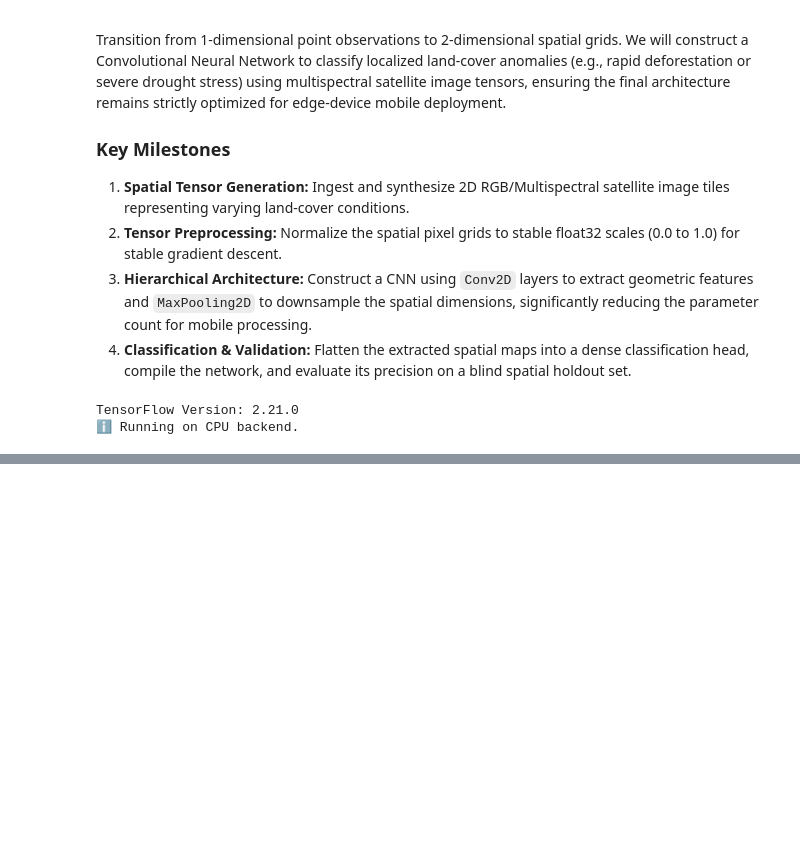
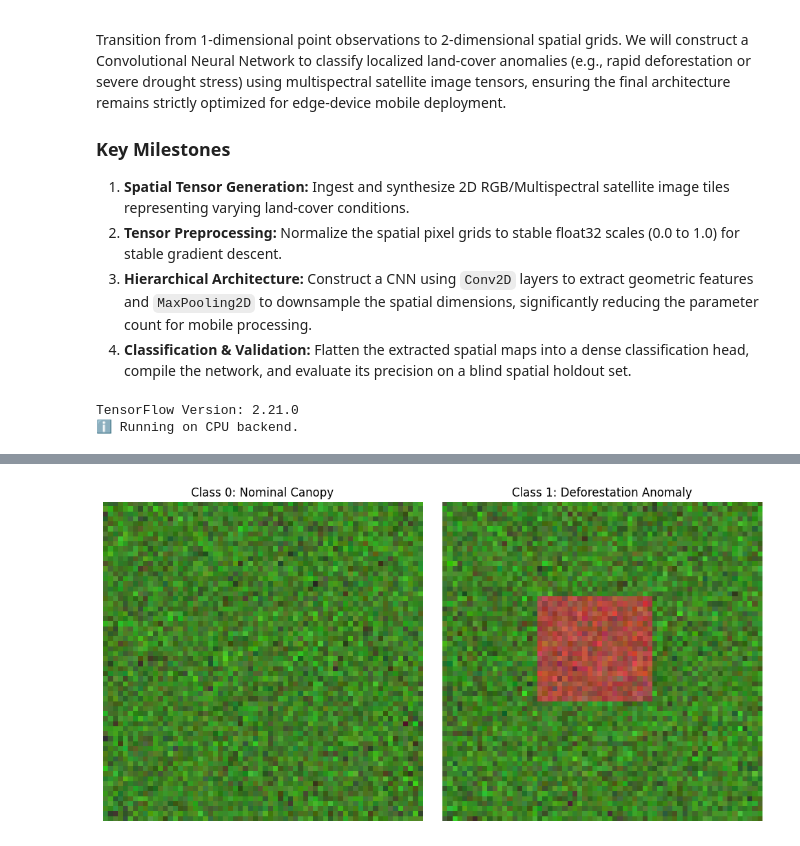
Before and after one commit to sultanjacob/Applied-Machine-Learning, a Jupyter notebook: 14_Deep_Learning/02_CNN_Satellite_Vision.ipynb, the cells around one changed output, grey strips where cells are left out. Saved outputs shown, nothing was run; the diff lists cells and outputs as text; code cells hidden in the pictures; blank space fills up the shorter version.

Commit message:
Spatial Tensor Generation & The 4D Structure

```diff
--- a/14_Deep_Learning/02_CNN_Satellite_Vision.ipynb
+++ b/14_Deep_Learning/02_CNN_Satellite_Vision.ipynb
@@ -49,0 +64,74 @@ TensorFlow Version: 2.21.0
+# %%
+def generate_synthetic_satellite_tiles(n_samples=1500, img_size=64):
+    """
+    Generates 4D synthetic satellite image tensors: (samples, 64, 64, 3)
+    Injects geometric 'deforestation/burn' anomalies into 20% of the dataset.
+    """
+    rng = np.random.default_rng(SEED)
+
+    # Initialize the 4D image tensor and 1D label array
+    X = np.zeros((n_samples, img_size, img_size, 3), dtype=np.float32)
+    y = np.zeros(n_samples, dtype=np.int32)
+
+    for i in range(n_samples):
+        # 1. Generate base nominal canopy (dominant green channel)
+        base_r = rng.normal(0.25, 0.05, (img_size, img_size))
+        base_g = rng.normal(0.50, 0.10, (img_size, img_size))
+        base_b = rng.normal(0.15, 0.04, (img_size, img_size))
+        img = np.stack([base_r, base_g, base_b], axis=-1)
+
+        # 2. Inject structural anomalies into ~20% of the tiles
+        if rng.random() < 0.20:
+            # Create a random geometric barren patch (burn scar / clear-cut)
+            x1, y1 = rng.integers(10, 25, size=2)
+            x2, y2 = rng.integers(35, 55, size=2)
+
+            # Alter the pixels in the patch: High Red/Grey, Low Green
+            img[x1:x2, y1:y2, 0] = rng.normal(0.65, 0.08, (x2-x1, y2-y1))
+            img[x1:x2, y1:y2, 1] = rng.normal(0.30, 0.05, (x2-x1, y2-y1))
+            img[x1:x2, y1:y2, 2] = rng.normal(0.25, 0.05, (x2-x1, y2-y1))
+            y[i] = 1 # Mark as anomaly
+
+        # 3. Constrain pixel math strictly between 0.0 and 1.0
+        X[i] = np.clip(img, 0.0, 1.0)
+
+    return X, y
+
+# 1. Generate the spatial dataset
+print("⏳ Synthesizing 2D satellite spatial grids...")
+X_spatial, y_spatial = generate_synthetic_satellite_tiles()
+
+# 2. Partition into Train (70%), Validation (15%), and Test (15%)
+from sklearn.model_selection import train_test_split
+
+X_train, X_temp, y_train, y_temp = train_test_split(
+    X_spatial, y_spatial, test_size=0.30, random_state=SEED, stratify=y_spatial
+)
+X_val, X_test, y_val, y_test = train_test_split(
+    X_temp, y_temp, test_size=0.50, random_state=SEED, stratify=y_temp
+)
+
+print("✅ Spatial Tensor Pipeline Complete.")
+print("-" * 45)
+print(f"Training Tensors:   X: {X_train.shape} | y: {y_train.shape}")
+print(f"Validation Tensors: X: {X_val.shape}  | y: {y_val.shape}")
+print(f"Testing Tensors:    X: {X_test.shape}  | y: {y_test.shape}")
+print(f"Anomaly Baseline:   {np.mean(y_train) * 100:.1f}%")
+print("-" * 45)
+
+# 3. Visualize a Nominal Canopy vs. an Anomaly Scar
+fig, axes = plt.subplots(1, 2, figsize=(10, 5))
+nominal_idx = np.where(y_train == 0)[0][0]
+anomaly_idx = np.where(y_train == 1)[0][0]
+
+axes[0].imshow(X_train[nominal_idx])
+axes[0].set_title("Class 0: Nominal Canopy")
+axes[0].axis('off')
+
+axes[1].imshow(X_train[anomaly_idx])
+axes[1].set_title("Class 1: Deforestation Anomaly")
+axes[1].axis('off')
+
+plt.tight_layout()
+plt.show()
+# %% [output]
@@ -49,0 +146 @@ TensorFlow Version: 2.21.0
+[figure, added]
```
Also changed, not shown: parts of 2 cells of this notebook.
